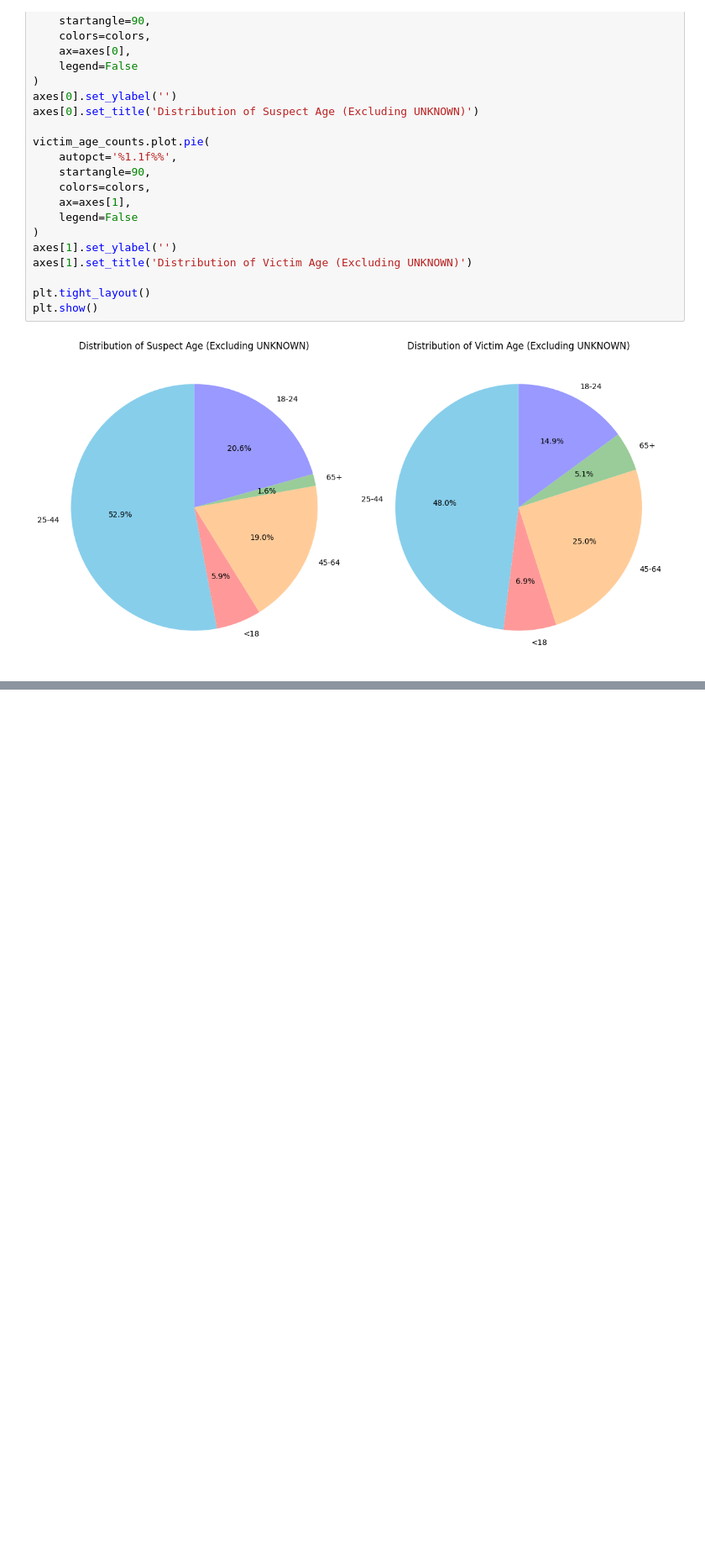
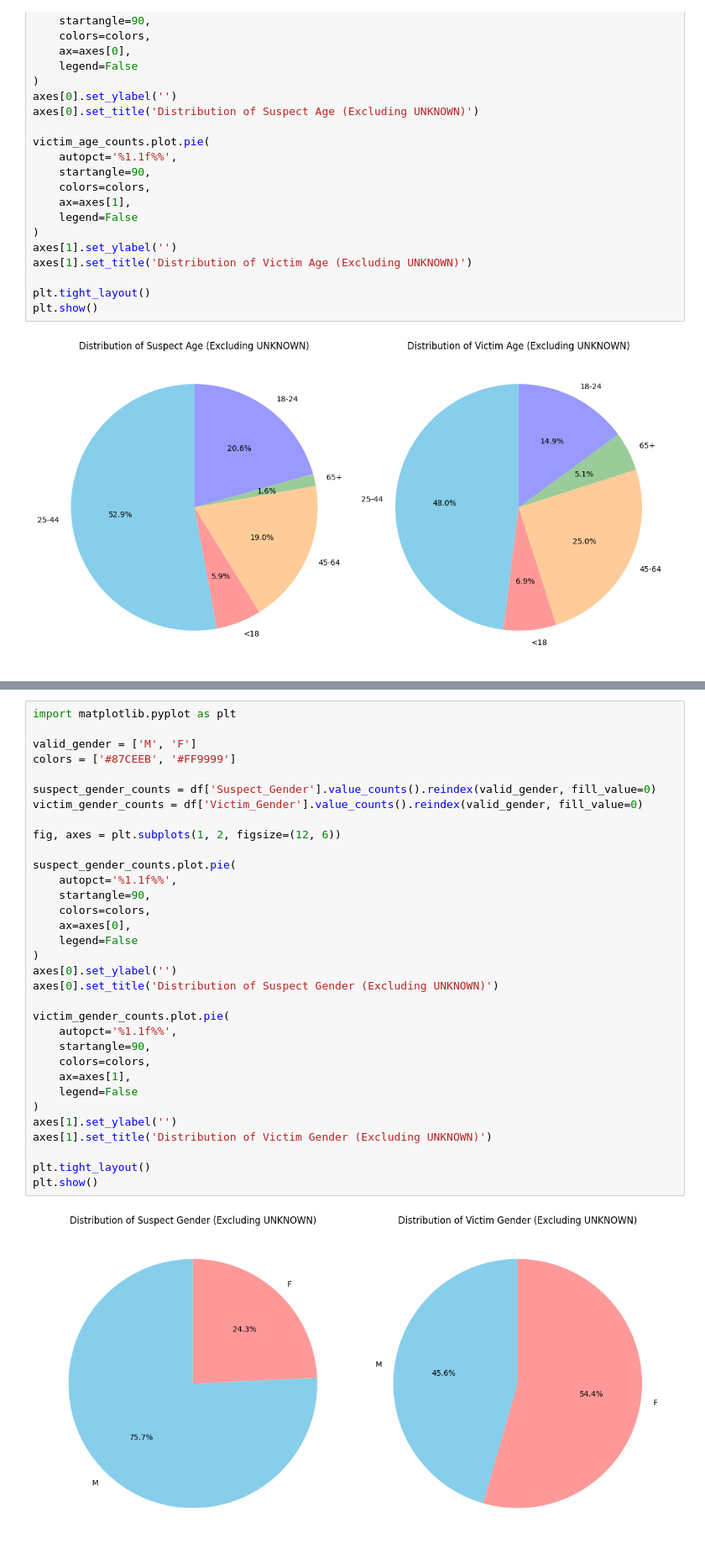
Before and after one commit to amenallahbenothmen/NYC_Crime_Complaint_Prediction, a Jupyter notebook: Data_Cleaning.ipynb, the cells around one changed output, grey strips where cells are left out. Shown at 84% size. Saved outputs shown, nothing was run; the diff lists cells and outputs as text; blank space fills up the shorter version.

```diff
--- a/Data_Cleaning.ipynb
+++ b/Data_Cleaning.ipynb
@@ -599,0 +585,35 @@ plt.show()
+# %%
+import matplotlib.pyplot as plt
+
+valid_gender = ['M', 'F']
+colors = ['#87CEEB', '#FF9999']
+
+suspect_gender_counts = df['Suspect_Gender'].value_counts().reindex(valid_gender, fill_value=0)
+victim_gender_counts = df['Victim_Gender'].value_counts().reindex(valid_gender, fill_value=0)
+
+fig, axes = plt.subplots(1, 2, figsize=(12, 6))
+
+suspect_gender_counts.plot.pie(
+    autopct='%1.1f%%',
+    startangle=90,
+    colors=colors,
+    ax=axes[0],
+    legend=False
+)
+axes[0].set_ylabel('')
+axes[0].set_title('Distribution of Suspect Gender (Excluding UNKNOWN)')
+
+victim_gender_counts.plot.pie(
+    autopct='%1.1f%%',
+    startangle=90,
+    colors=colors,
+    ax=axes[1],
+    legend=False
+)
+axes[1].set_ylabel('')
+axes[1].set_title('Distribution of Victim Gender (Excluding UNKNOWN)')
+
+plt.tight_layout()
+plt.show()
+# %% [output]
+[figure, added]
```
Also changed, not shown: parts of 29 cells of this notebook, 1 other file.
